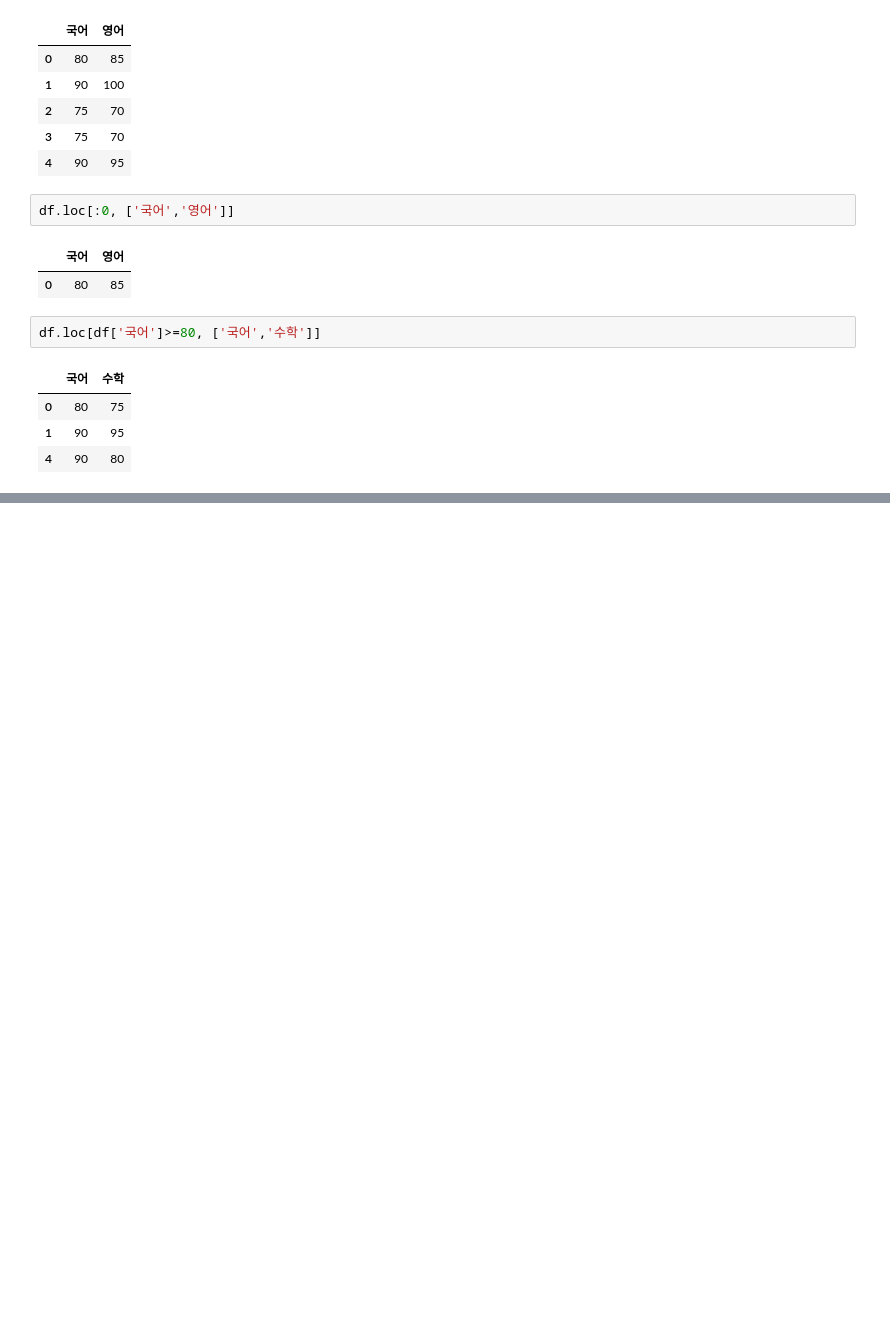
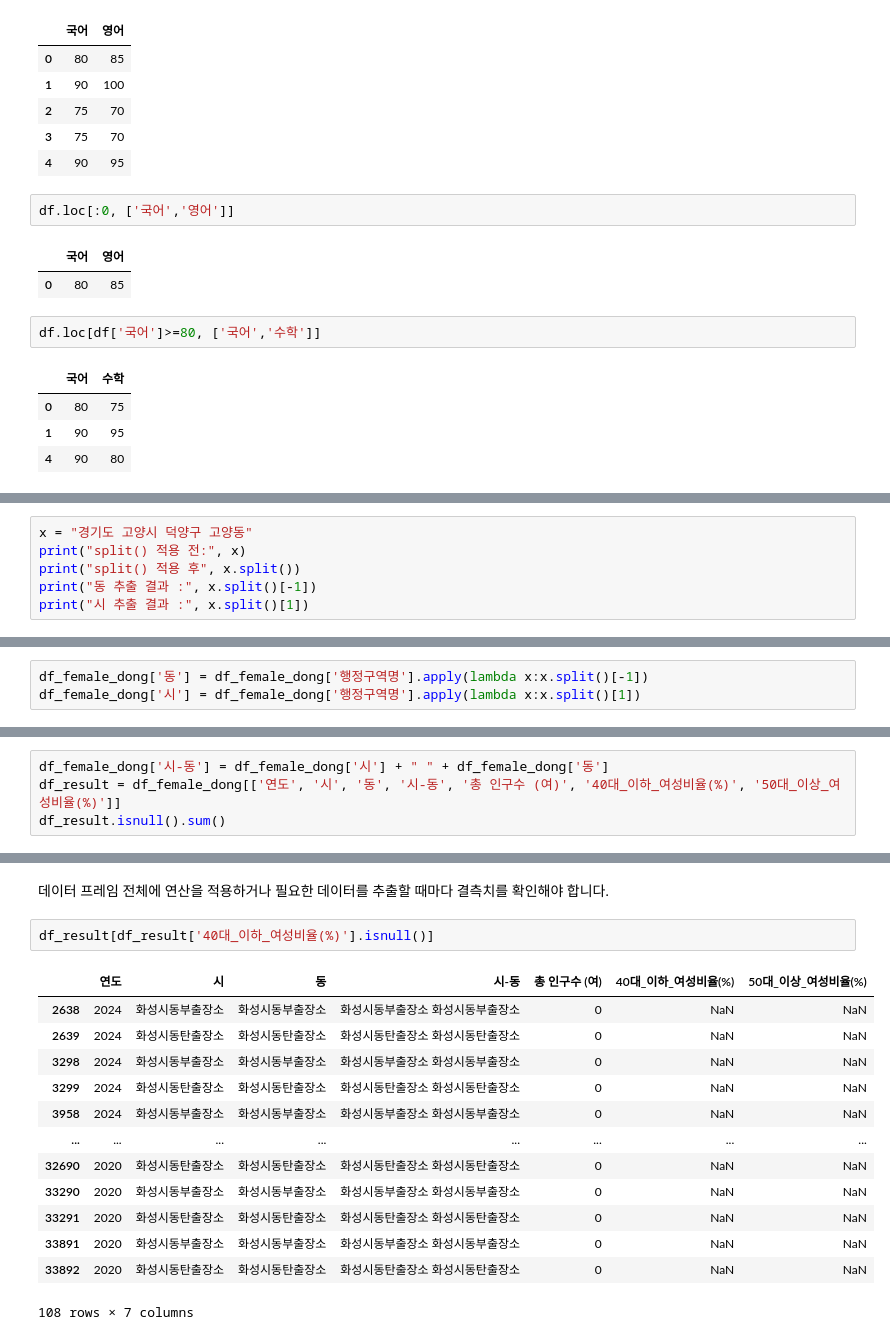
Before and after one commit to semin-pk/DataAnalysisPython, a Jupyter notebook: 1장/chapter01.ipynb, the cells around one changed output, grey strips where cells are left out. Cells and saved outputs as stored; diff of their text form; blank space fills up the shorter version.

```diff
--- a/1장/chapter01.ipynb
+++ b/1장/chapter01.ipynb
@@ -485,0 +1049,6 @@ df.loc[df['국어']>=80, ['국어','수학']]
+# %%
+x = "경기도 고양시 덕양구 고양동"
+print("split() 적용 전:", x)
+print("split() 적용 후", x.split())
+print("동 추출 결과 :", x.split()[-1])
+print("시 추출 결과 :", x.split()[1])
@@ -485,0 +1060,3 @@ df.loc[df['국어']>=80, ['국어','수학']]
+# %%
+df_female_dong['동'] = df_female_dong['행정구역명'].apply(lambda x:x.split()[-1])
+df_female_dong['시'] = df_female_dong['행정구역명'].apply(lambda x:x.split()[1])
@@ -485,0 +1082,4 @@ df.loc[df['국어']>=80, ['국어','수학']]
+# %%
+df_female_dong['시-동'] = df_female_dong['시'] + " " + df_female_dong['동']
+df_result = df_female_dong[['연도', '시', '동', '시-동', '총 인구수 (여)', '40대_이하_여성비율(%)', '50대_이상_여성비율(%)']]
+df_result.isnull().sum()
@@ -485,0 +1100,18 @@ df.loc[df['국어']>=80, ['국어','수학']]
+# %% [markdown]
+데이터 프레임 전체에 연산을 적용하거나 필요한 데이터를 추출할 때마다 결측치를 확인해야 합니다.
+# %%
+df_result[df_result['40대_이하_여성비율(%)'].isnull()]
+# %% [output]
+|  | 연도 | 시 | 동 | 시-동 | 총 인구수 (여) | 40대_이하_여성비율(%) | 50대_이상_여성비율(%) |
+| 2638 | 2024 | 화성시동부출장소 | 화성시동부출장소 | 화성시동부출장소 화성시동부출장소 | 0 | NaN | NaN |
+| 2639 | 2024 | 화성시동탄출장소 | 화성시동탄출장소 | 화성시동탄출장소 화성시동탄출장소 | 0 | NaN | NaN |
+| 3298 | 2024 | 화성시동부출장소 | 화성시동부출장소 | 화성시동부출장소 화성시동부출장소 | 0 | NaN | NaN |
+| 3299 | 2024 | 화성시동탄출장소 | 화성시동탄출장소 | 화성시동탄출장소 화성시동탄출장소 | 0 | NaN | NaN |
+| 3958 | 2024 | 화성시동부출장소 | 화성시동부출장소 | 화성시동부출장소 화성시동부출장소 | 0 | NaN | NaN |
+| ... | ... | ... | ... | ... | ... | ... | ... |
+| 32690 | 2020 | 화성시동탄출장소 | 화성시동탄출장소 | 화성시동탄출장소 화성시동탄출장소 | 0 | NaN | NaN |
+| 33290 | 2020 | 화성시동부출장소 | 화성시동부출장소 | 화성시동부출장소 화성시동부출장소 | 0 | NaN | NaN |
+| 33291 | 2020 | 화성시동탄출장소 | 화성시동탄출장소 | 화성시동탄출장소 화성시동탄출장소 | 0 | NaN | NaN |
+| 33891 | 2020 | 화성시동부출장소 | 화성시동부출장소 | 화성시동부출장소 화성시동부출장소 | 0 | NaN | NaN |
+| 33892 | 2020 | 화성시동탄출장소 | 화성시동탄출장소 | 화성시동탄출장소 화성시동탄출장소 | 0 | NaN | NaN |
+108 rows × 7 columns
```
Also changed, not shown: parts of 70 cells of this notebook, 1 other file.
